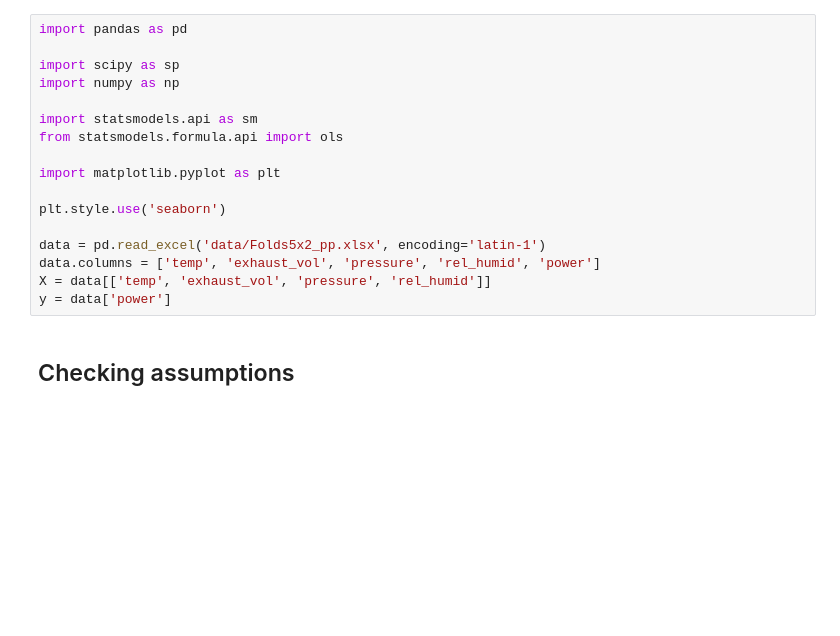
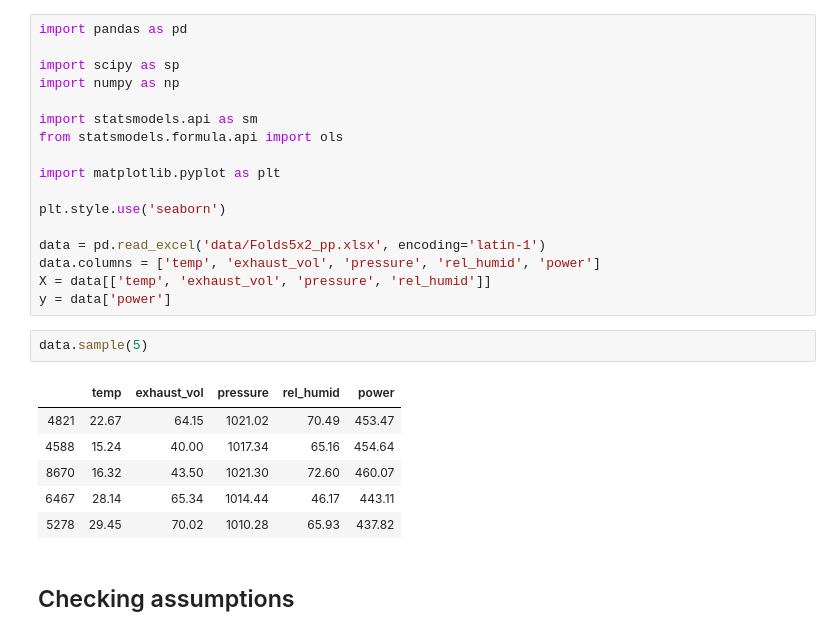
Before and after one commit to learn-co-students/dsc-lin-reg-lab-dc-091420, a Jupyter notebook: regression_practice.ipynb, the cells around one changed output. Cells and saved outputs as stored; diff of their text form; blank space fills up the shorter version.

```diff
--- a/regression_practice.ipynb
+++ b/regression_practice.ipynb
@@ -17,6 +17,15 @@ data = pd.read_excel('data/Folds5x2_pp.xlsx', encoding='latin-1')
 data.columns = ['temp', 'exhaust_vol', 'pressure', 'rel_humid', 'power']
 X = data[['temp', 'exhaust_vol', 'pressure', 'rel_humid']]
 y = data['power']
+# %%
+data.sample(5)
+# %% [output]
+|  | temp | exhaust_vol | pressure | rel_humid | power |
+| 4821 | 22.67 | 64.15 | 1021.02 | 70.49 | 453.47 |
+| 4588 | 15.24 | 40.00 | 1017.34 | 65.16 | 454.64 |
+| 8670 | 16.32 | 43.50 | 1021.30 | 72.60 | 460.07 |
+| 6467 | 28.14 | 65.34 | 1014.44 | 46.17 | 443.11 |
+| 5278 | 29.45 | 70.02 | 1010.28 | 65.93 | 437.82 |
 # %% [markdown]
 ## Checking assumptions
 # %% [markdown]
```
Also changed, not shown: parts of 6 cells of this notebook.
